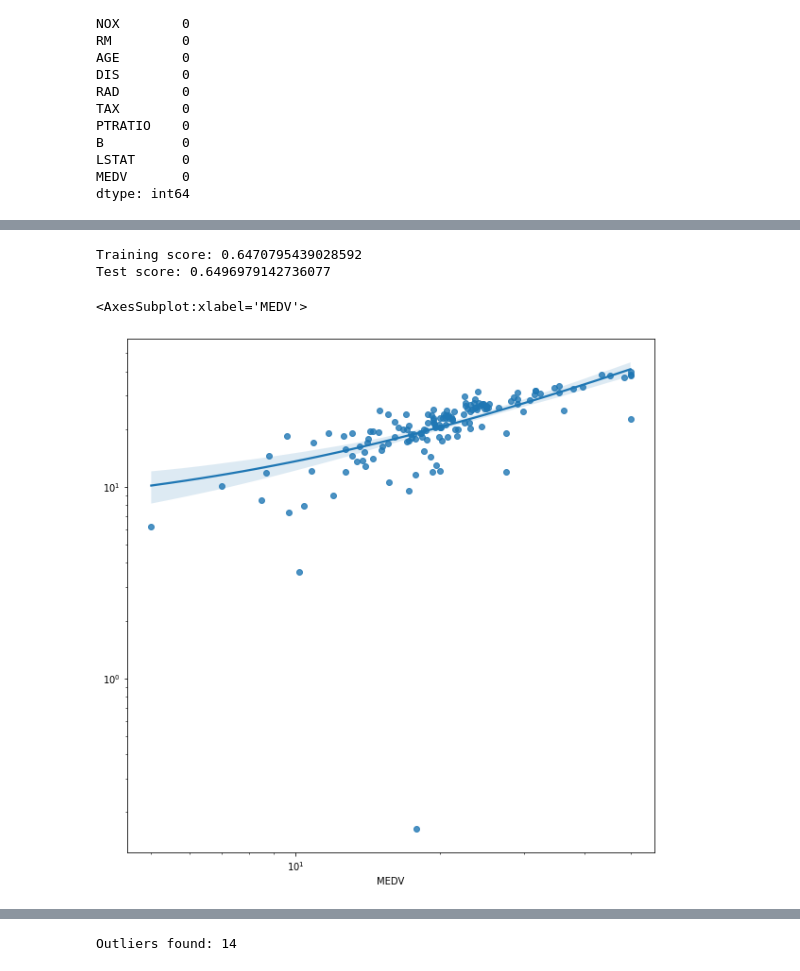
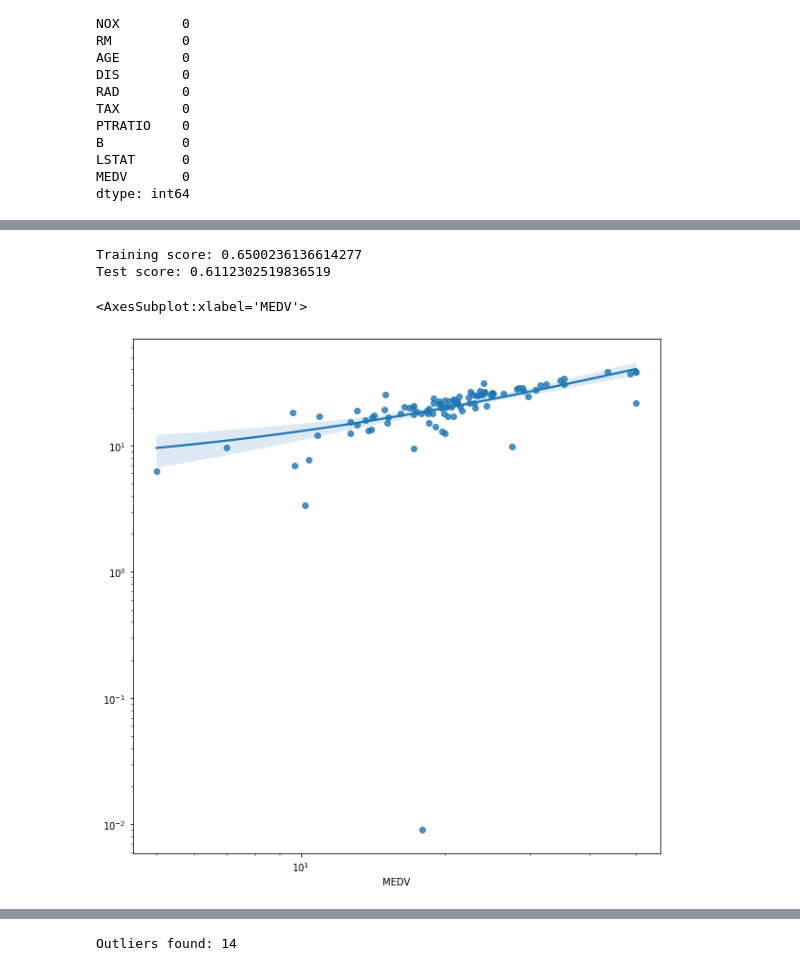
Before and after one commit to NPGiorgi/mlucu, a Jupyter notebook: houses/houses.ipynb, the cells around one changed output, grey strips where cells are left out. Saved outputs shown, nothing was run; the diff lists cells and outputs as text; code cells hidden in the pictures.

```diff
--- a/houses/houses.ipynb
+++ b/houses/houses.ipynb
@@ -107,31 +107,31 @@ sns.heatmap(correlation_matrix, annot=True);
 # %%
 from sklearn.model_selection import train_test_split, cross_val_score
 from sklearn.linear_model import LinearRegression
 
 features = df.columns.difference(["MEDV"])
 
-X_train, X_test, y_train, y_test = train_test_split(df[features], df["MEDV"], test_size=0.30, shuffle=True, random_state=42)
+X_train, X_test, y_train, y_test = train_test_split(df[features], df["MEDV"], test_size=0.20, shuffle=True, random_state=42)
 
 
 lr = LinearRegression(n_jobs=-1)
 
 scores = cross_val_score(lr, X_train, y_train, cv=10)
 print(f"Training score: {scores.mean()}")
 
 lr.fit(X_train, y_train)
 
 test_score = lr.score(X_test, y_test)
 print(f"Test score: {test_score}")
 
 # plot results
 f, ax = plt.subplots(figsize=(10, 10))
 ax.set(xscale="log", yscale="log")
 sns.regplot(x=y_test, y=lr.predict(X_test), ax=ax)
 # %% [output]
-Training score: 0.6470795439028592
-Test score: 0.6496979142736077
+Training score: 0.6500236136614277
+Test score: 0.6112302519836519
 <AxesSubplot:xlabel='MEDV'>
-[figure, old version]
+[figure, new version]
 # %%
 from sklearn.preprocessing import PolynomialFeatures
 from sklearn.linear_model import LinearRegression
```
Also changed, not shown: parts of 6 cells of this notebook, 5 other files.
